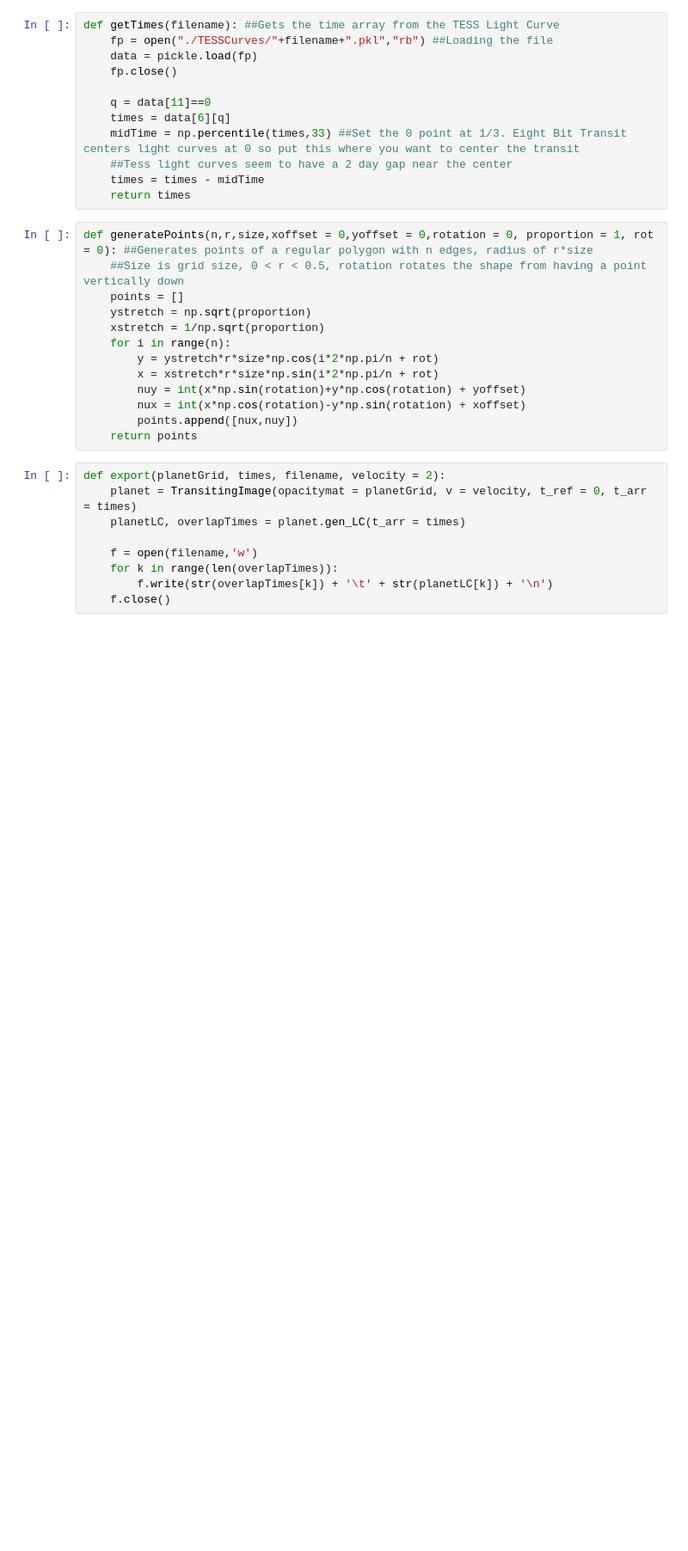
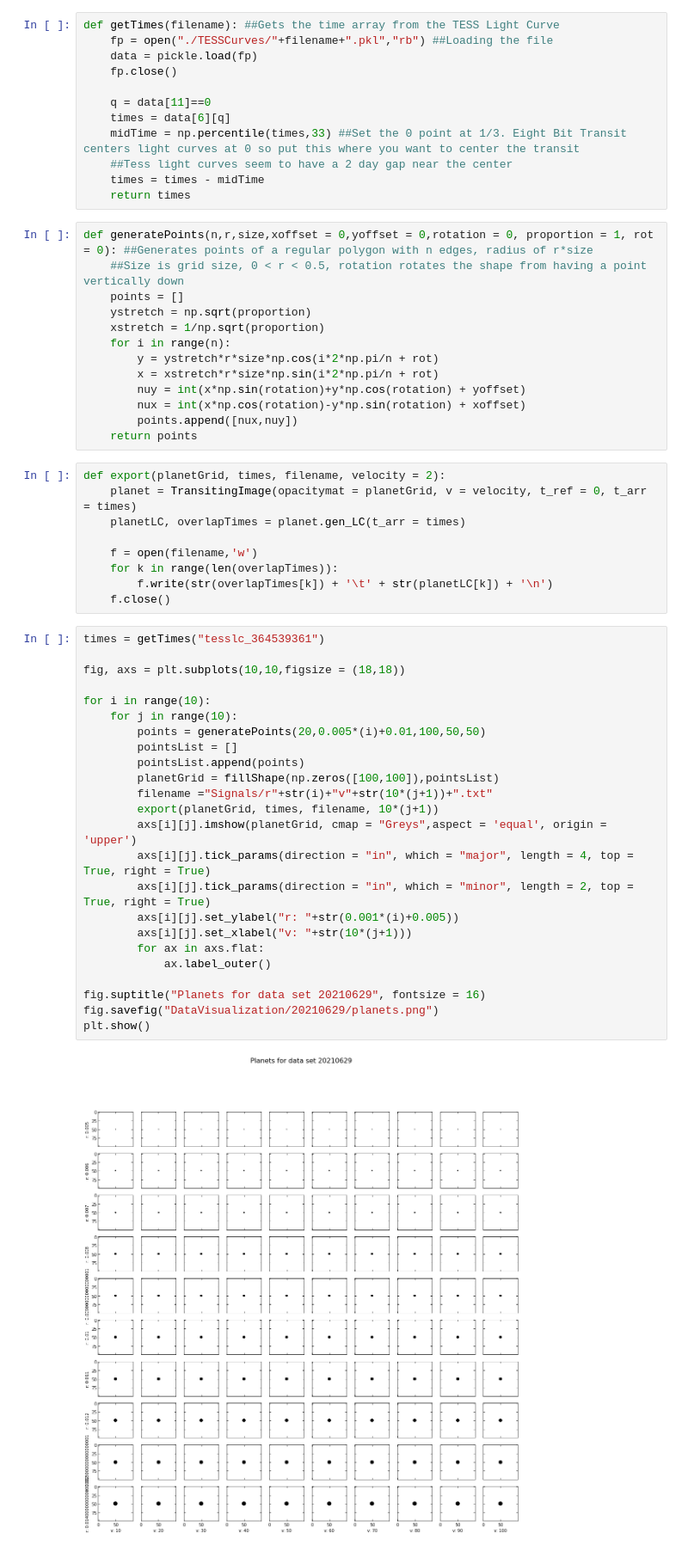
Before and after one commit to joshua-bromley/tessSignalInjection, a Jupyter notebook: Summer2021/varyingSize.ipynb, the cells around one changed output. Shown at 86% size. Drawn from its saved outputs; the diff is of its cells as text; blank space fills up the shorter version.

```diff
--- a/Summer2021/varyingSize.ipynb
+++ b/Summer2021/varyingSize.ipynb
@@ -103,6 +103,32 @@ def export(planetGrid, times, filename, velocity = 2):
     for k in range(len(overlapTimes)):
         f.write(str(overlapTimes[k]) + '\t' + str(planetLC[k]) + '\n')
     f.close()
+# %%
+times = getTimes("tesslc_364539361")
+
+fig, axs = plt.subplots(10,10,figsize = (18,18))
+
+for i in range(10):
+    for j in range(10):
+        points = generatePoints(20,0.005*(i)+0.01,100,50,50)
+        pointsList = []
+        pointsList.append(points)
+        planetGrid = fillShape(np.zeros([100,100]),pointsList)
+        filename ="Signals/r"+str(i)+"v"+str(10*(j+1))+".txt"
+        export(planetGrid, times, filename, 10*(j+1))
+        axs[i][j].imshow(planetGrid, cmap = "Greys",aspect = 'equal', origin = 'upper')
+        axs[i][j].tick_params(direction = "in", which = "major", length = 4, top = True, right = True)
+        axs[i][j].tick_params(direction = "in", which = "minor", length = 2, top = True, right = True)
+        axs[i][j].set_ylabel("r: "+str(0.001*(i)+0.005))
+        axs[i][j].set_xlabel("v: "+str(10*(j+1)))
+        for ax in axs.flat:
+            ax.label_outer()
+
+fig.suptitle("Planets for data set 20210629", fontsize = 16)
+fig.savefig("DataVisualization/20210629/planets.png")
+plt.show()
+# %% [output]
+[figure, added]
 # %%
 times = getTimes("tesslc_364539361")
 
```
Also changed, not shown: parts of 1 cell of this notebook, 1 other file.
